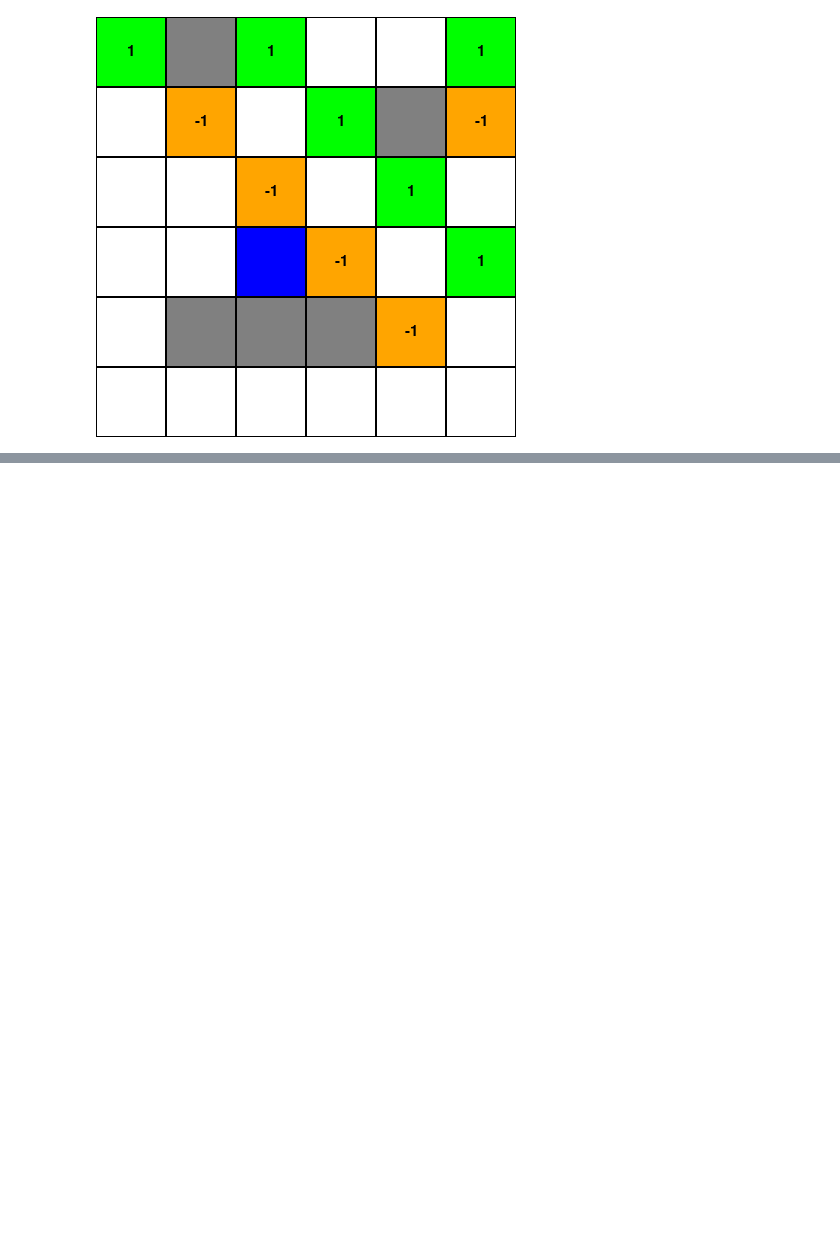
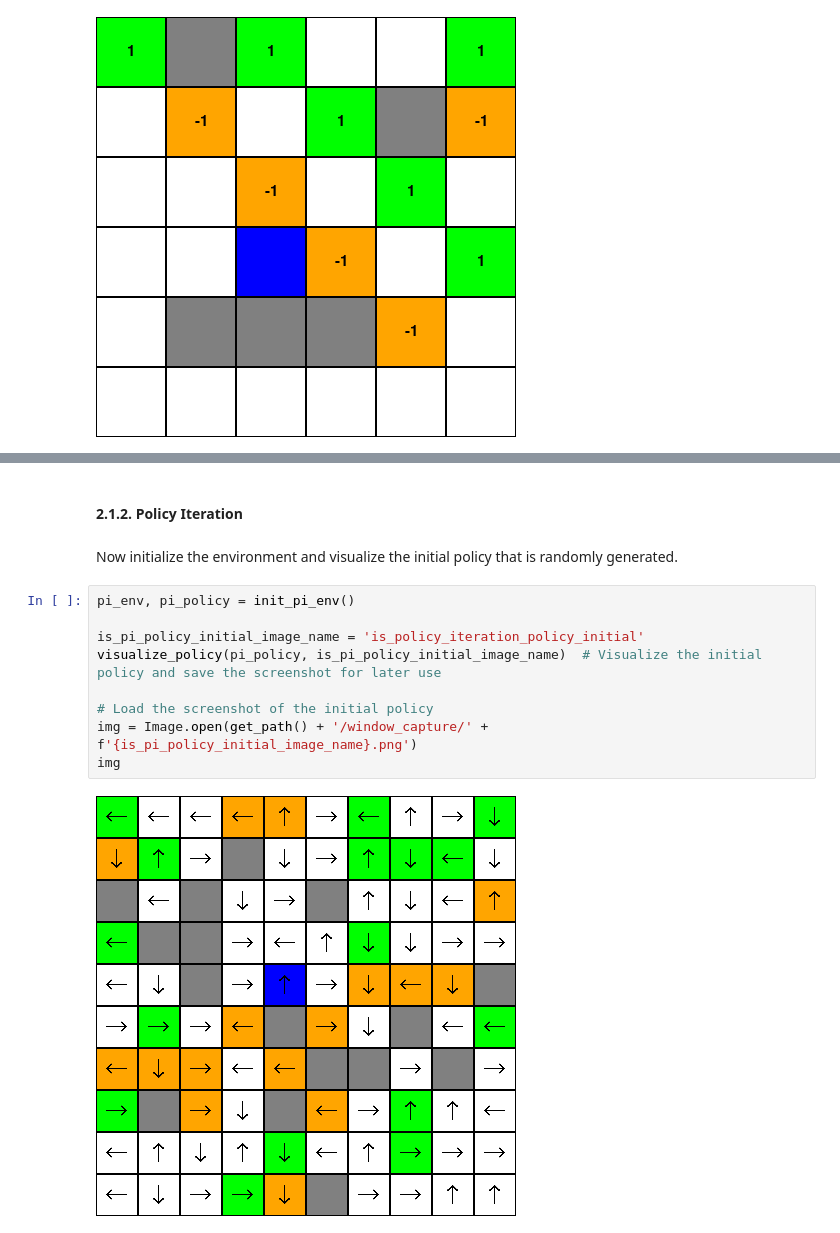
Before and after one commit to KrisCholakov02/SC4003_assignment_1, a Jupyter notebook: main.ipynb, the cells around one changed output, grey strips where cells are left out. Saved outputs shown, nothing was run; the diff lists cells and outputs as text; blank space fills up the shorter version.

```diff
--- a/main.ipynb
+++ b/main.ipynb
@@ -195,0 +287,15 @@ img
+# %% [markdown]
+#### 2.1.2. Policy Iteration
+# %% [markdown]
+Now initialize the environment and visualize the initial policy that is randomly generated.
+# %%
+pi_env, pi_policy = init_pi_env()
+
+is_pi_policy_initial_image_name = 'is_policy_iteration_policy_initial'
+visualize_policy(pi_policy, is_pi_policy_initial_image_name)  # Visualize the initial policy and save the screenshot for later use
+
+# Load the screenshot of the initial policy
+img = Image.open(get_path() + '/window_capture/' + f'{is_pi_policy_initial_image_name}.png')
+img
+# %% [output]
+[figure, added]
```
Also changed, not shown: parts of 70 cells of this notebook, 44 other files.
